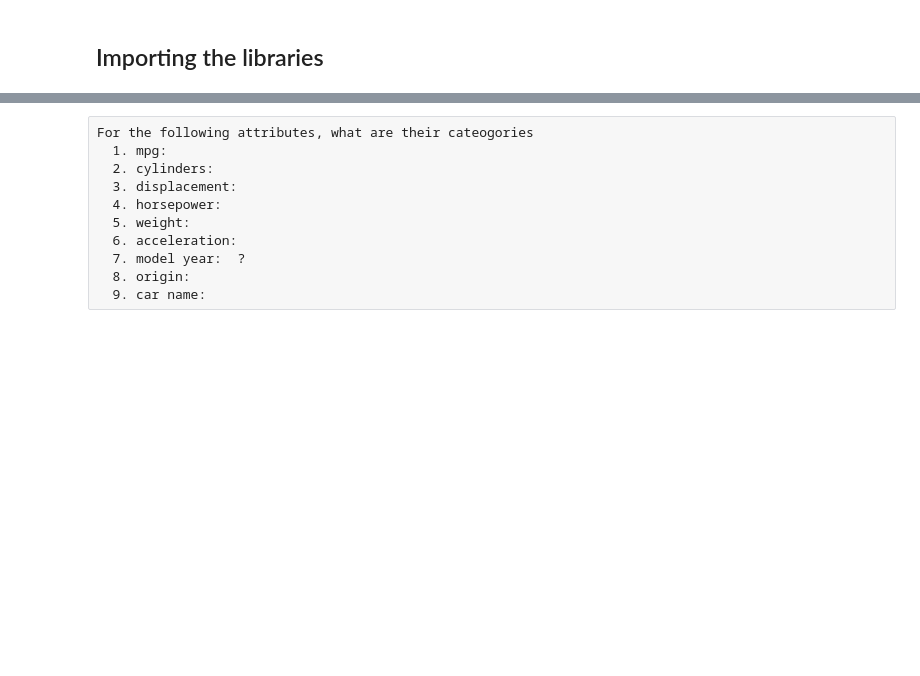
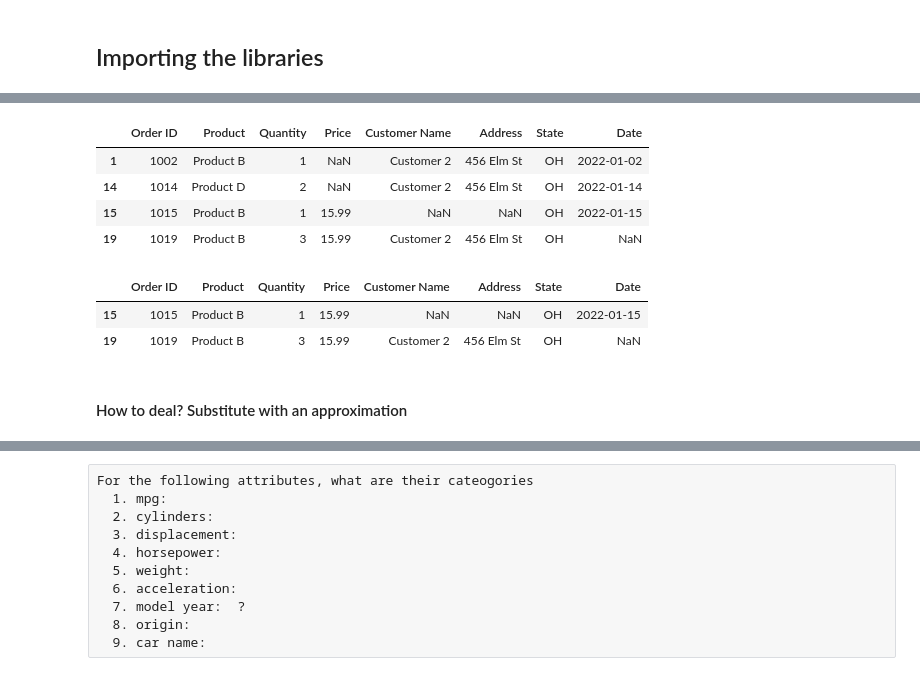
Before and after one commit to IT4063c-Spring23/In-class-sandbox, a Jupyter notebook: modules/EDA/notebook.ipynb, the cells around one changed output, grey strips where cells are left out. Drawn from its saved outputs; the diff is of its cells as text; code cells hidden in the pictures; blank space fills up the shorter version.

```diff
--- a/modules/EDA/notebook.ipynb
+++ b/modules/EDA/notebook.ipynb
@@ -6,0 +174,15 @@ import pandas as pd
+# %%
+# Get the rows with missing data
+sales_df[sales_df.isna().any(axis=1)]
+# %% [output]
+|  | Order ID | Product | Quantity | Price | Customer Name | Address | State | Date |
+| 1 | 1002 | Product B | 1 | NaN | Customer 2 | 456 Elm St | OH | 2022-01-02 |
+| 14 | 1014 | Product D | 2 | NaN | Customer 2 | 456 Elm St | OH | 2022-01-14 |
+| 15 | 1015 | Product B | 1 | 15.99 | NaN | NaN | OH | 2022-01-15 |
+| 19 | 1019 | Product B | 3 | 15.99 | Customer 2 | 456 Elm St | OH | NaN |
+# %%
+sales_df['Price'] = sales_df['Price'].fillna(sales_df['Product'].map(avg_prices['Price']))
+# %% [output]
+|  | Order ID | Product | Quantity | Price | Customer Name | Address | State | Date |
+| 15 | 1015 | Product B | 1 | 15.99 | NaN | NaN | OH | 2022-01-15 |
+| 19 | 1019 | Product B | 3 | 15.99 | Customer 2 | 456 Elm St | OH | NaN |
@@ -6,0 +192,2 @@ import pandas as pd
+# %% [markdown]
+#### How to deal? Substitute with an approximation
```
Also changed, not shown: parts of 74 cells of this notebook, 2 other files.
